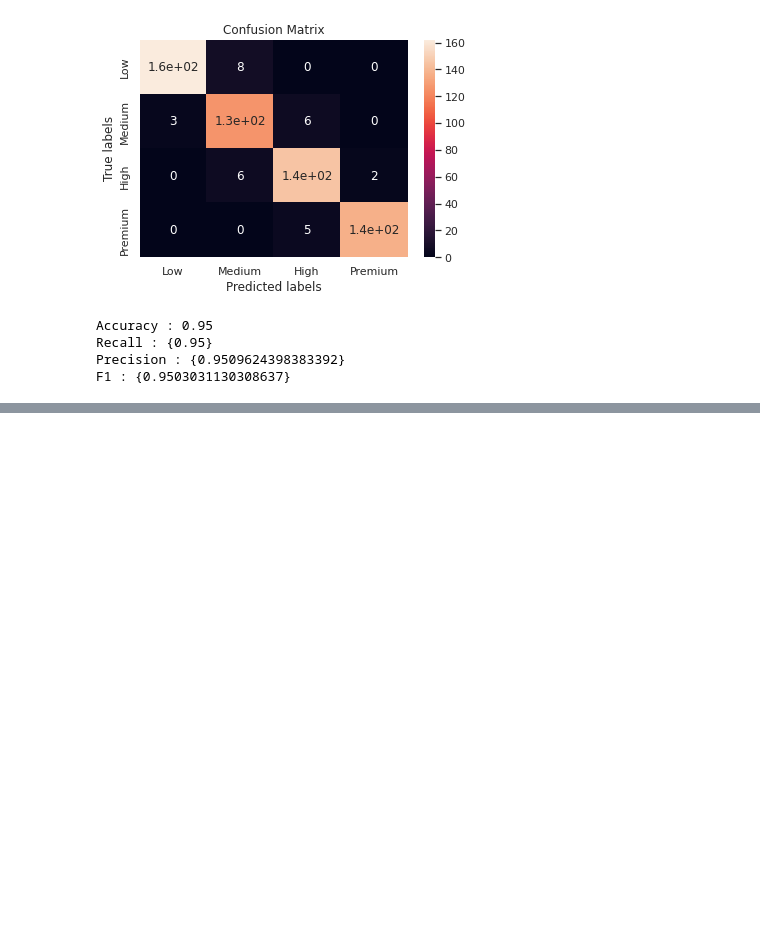
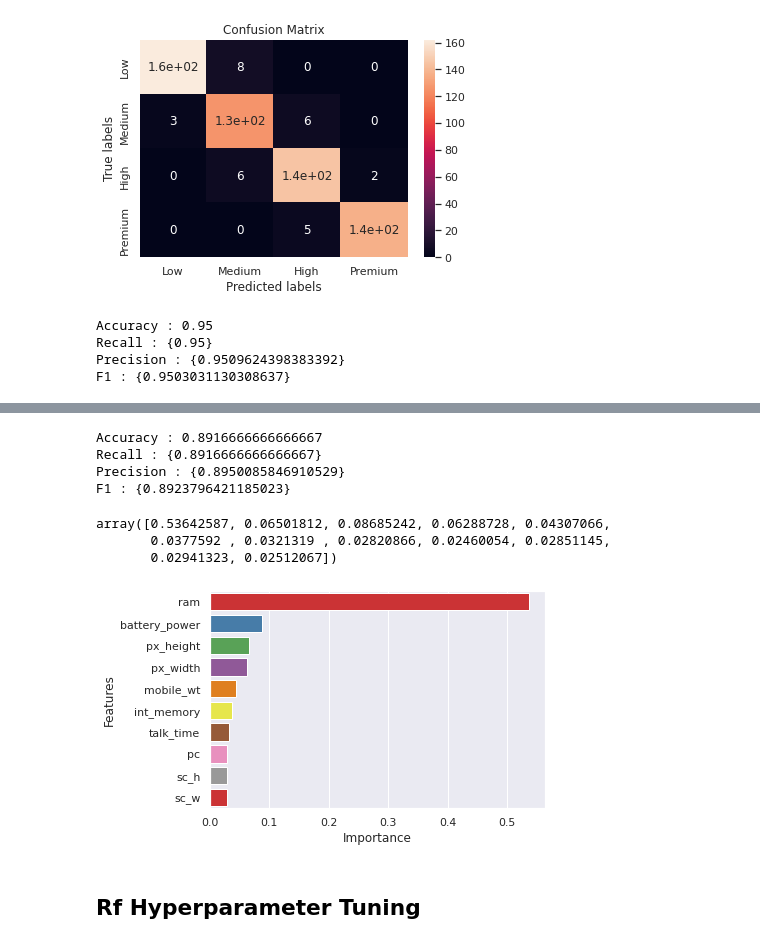
Before and after one commit to AbhijeetS1112/Mobile_price_range_prediction, a Jupyter notebook: Mobile_Price_Range_Prediction.ipynb, the cells around one changed output, grey strips where cells are left out. Drawn from its saved outputs; the diff is of its cells as text; code cells hidden in the pictures; blank space fills up the shorter version.

```diff
--- a/Mobile_Price_Range_Prediction.ipynb
+++ b/Mobile_Price_Range_Prediction.ipynb
@@ -724,0 +782,29 @@ F1 : {0.9503031130308637}
+# %%
+#Evaluating the model
+models_list.append(evaluate_model('Random Forest (Baseline)',x_test,y_test,y_pred_test))
+# %% [output]
+Accuracy : 0.8916666666666667
+Recall : {0.8916666666666667}
+Precision : {0.8950085846910529}
+F1 : {0.8923796421185023}
+# %%
+# making function to plot model's feature importance
+def plotting_imp_features(model, training_data):
+  imp_features = model.feature_importances_
+  feature_names = training_data.columns
+  _imp_features = pd.Series(imp_features, index=feature_names)
+  df=pd.DataFrame({'Features':feature_names,'Importance':imp_features})
+  df=df.sort_values(by='Importance',ascending=False).head(10)
+  sns.barplot(x='Importance',y='Features',data=df,palette = 'Set1')
+# %%
+rfc.feature_importances_
+# %% [output]
+array([0.53642587, 0.06501812, 0.08685242, 0.06288728, 0.04307066,
+       0.0377592 , 0.0321319 , 0.02820866, 0.02460054, 0.02851145,
+       0.02941323, 0.02512067])
+# %%
+plotting_imp_features(rfc, x_train1)
+# %% [output]
+[figure, added]
+# %% [markdown]
+## **Rf Hyperparameter Tuning**
```
Also changed, not shown: parts of 25 cells of this notebook.
